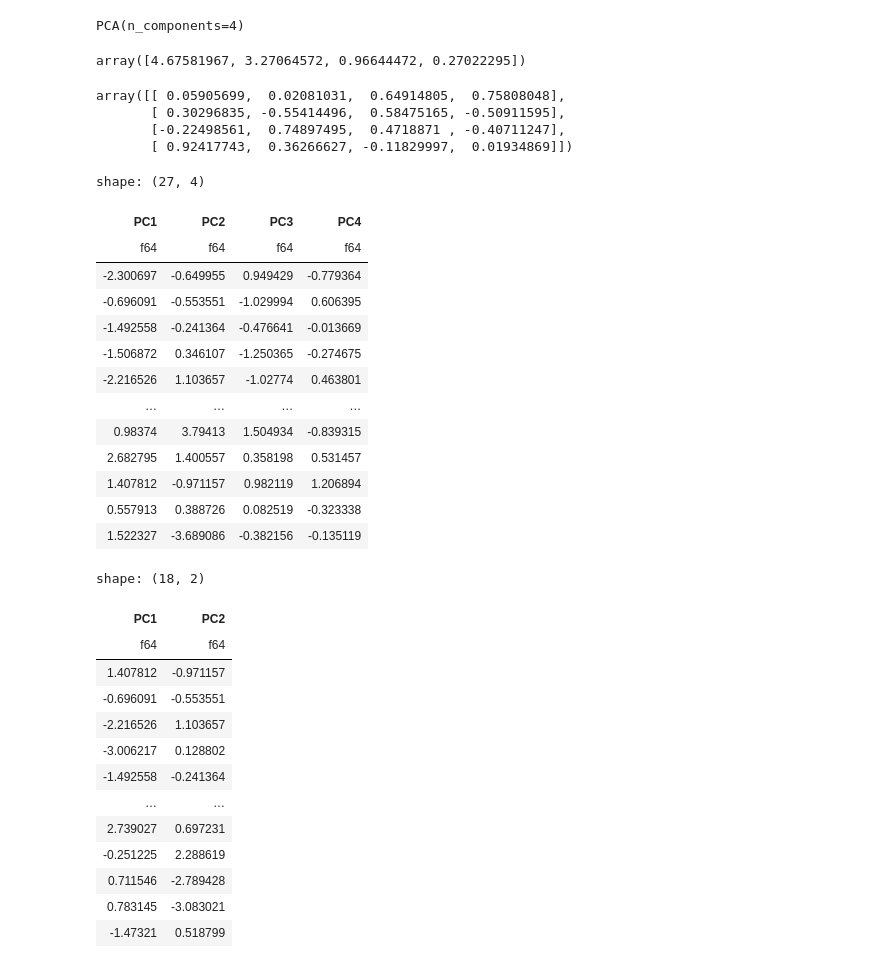
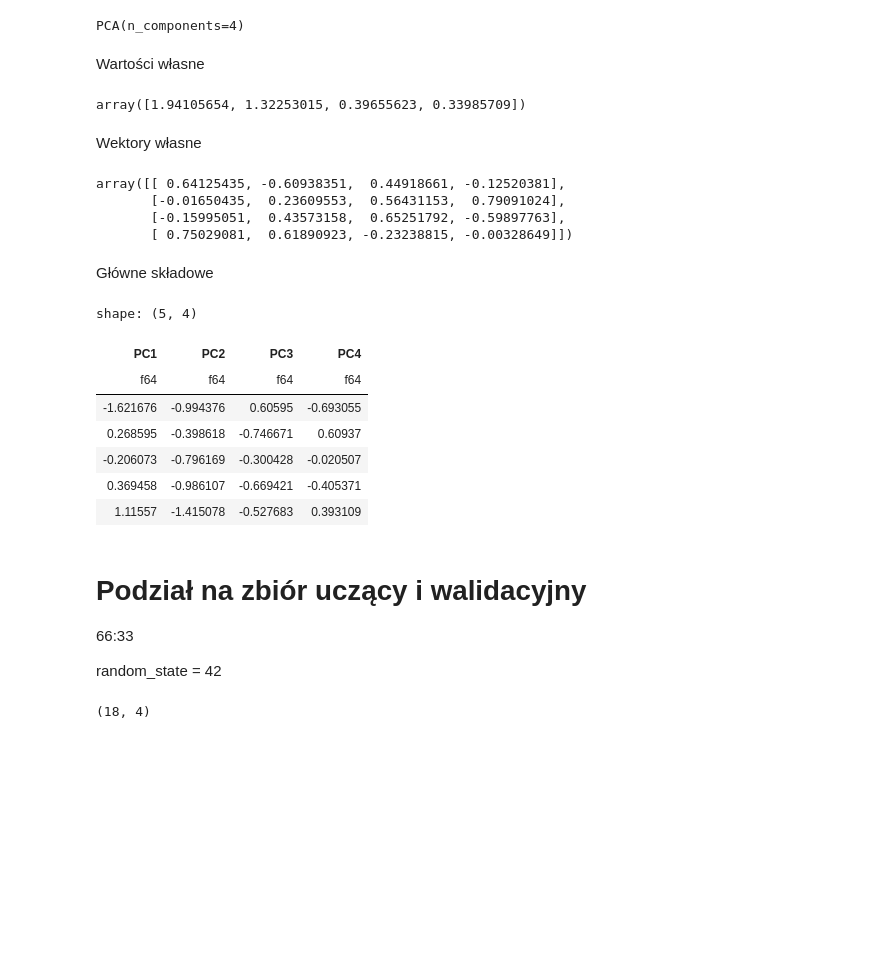
Before and after one commit to Kubabob/uczenie_maszynowe, a Jupyter notebook: 2/zad1.ipynb, the cells around one changed output. Drawn from its saved outputs; the diff is of its cells as text; code cells hidden in the pictures; blank space fills up the shorter version.

```diff
--- a/2/zad1.ipynb
+++ b/2/zad1.ipynb
@@ -10,7 +22,5 @@ def RMSE(y_hat: pl.Series, y_obs: pl.DataFrame):
 # %%
-input_matrix = pl.read_excel(
-    source="dane_leki.xlsx"
-)
+input_matrix = pl.read_excel(source="dane_leki.xlsx", engine="openpyxl")
 # %%
 input_matrix.head()
 # %% [output]
@@ -24,0 +37,2 @@ shape: (5, 8)
+# %%
+standarized_matrix = input_matrix.select((pl.nth(range(2,6)) - pl.nth(range(2,6)).mean())/pl.nth(range(2,6)).std())
@@ -55,40 +75,46 @@ shape: (5, 4)
 # %%
 pca_model = PCA(n_components=4)
 # %%
-pca_model.fit(descriptors)
+pca_model.fit(standarized_matrix)
 # %% [output]
 PCA(n_components=4)
+# %% [markdown]
+Wartości własne
 # %%
 pca_model.explained_variance_
 # %% [output]
-array([4.67581967, 3.27064572, 0.96644472, 0.27022295])
+array([1.94105654, 1.32253015, 0.39655623, 0.33985709])
+# %% [markdown]
+Wektory własne
 # %%
 pca_model.components_
 # %% [output]
-array([[ 0.05905699,  0.02081031,  0.64914805,  0.75808048],
-       [ 0.30296835, -0.55414496,  0.58475165, -0.50911595],
-       [-0.22498561,  0.74897495,  0.4718871 , -0.40711247],
-       [ 0.92417743,  0.36266627, -0.11829997,  0.01934869]])
+array([[ 0.64125435, -0.60938351,  0.44918661, -0.12520381],
+       [-0.01650435,  0.23609553,  0.56431153,  0.79091024],
+       [-0.15995051,  0.43573158,  0.65251792, -0.59897763],
+       [ 0.75029081,  0.61890923, -0.23238815, -0.00328649]])
+# %% [markdown]
+Główne składowe
 # %%
 PC = pl.DataFrame(
-    pca_model.fit_transform(descriptors),
-    schema=[f"PC{i+1}" for i in range(pca_model.n_components_)])
+    pca_model.fit_transform(standarized_matrix),
+    schema=[f"PC{i+1}" for i in range(pca_model.n_components_)],
+)
 # %%
-PC
+PC.head()
 # %% [output]
-shape: (27, 4)
+shape: (5, 4)
 | PC1 | PC2 | PC3 | PC4 |
 | f64 | f64 | f64 | f64 |
-| -2.300697 | -0.649955 | 0.949429 | -0.779364 |
-| -0.696091 | -0.553551 | -1.029994 | 0.606395 |
-| -1.492558 | -0.241364 | -0.476641 | -0.013669 |
-| -1.506872 | 0.346107 | -1.250365 | -0.274675 |
-| -2.216526 | 1.103657 | -1.02774 | 0.463801 |
-| … | … | … | … |
-| 0.98374 | 3.79413 | 1.504934 | -0.839315 |
-| 2.682795 | 1.400557 | 0.358198 | 0.531457 |
-| 1.407812 | -0.971157 | 0.982119 | 1.206894 |
-| 0.557913 | 0.388726 | 0.082519 | -0.323338 |
-| 1.522327 | -3.689086 | -0.382156 | -0.135119 |
+| -1.621676 | -0.994376 | 0.60595 | -0.693055 |
+| 0.268595 | -0.398618 | -0.746671 | 0.60937 |
+| -0.206073 | -0.796169 | -0.300428 | -0.020507 |
+| 0.369458 | -0.986107 | -0.669421 | -0.405371 |
+| 1.11557 | -1.415078 | -0.527683 | 0.393109 |
+# %% [markdown]
+# Podział na zbiór uczący i walidacyjny
+66:33
+
+random_state = 42
 # %%
 X_training, X_validation, Y_training, Y_validation = train_test_split(
@@ -99,19 +122,6 @@ X_training, X_validation, Y_training, Y_validation = train_test_split(
 )
 # %%
-X_training
+X_training.shape
 # %% [output]
-shape: (18, 2)
+(18, 4)
-| PC1 | PC2 |
-| f64 | f64 |
-| 1.407812 | -0.971157 |
-| -0.696091 | -0.553551 |
-| -2.216526 | 1.103657 |
-| -3.006217 | 0.128802 |
-| -1.492558 | -0.241364 |
-| … | … |
-| 2.739027 | 0.697231 |
-| -0.251225 | 2.288619 |
-| 0.711546 | -2.789428 |
-| 0.783145 | -3.083021 |
-| -1.47321 | 0.518799 |
 # %%
```
Also changed, not shown: parts of 41 cells of this notebook, 2 other files.
